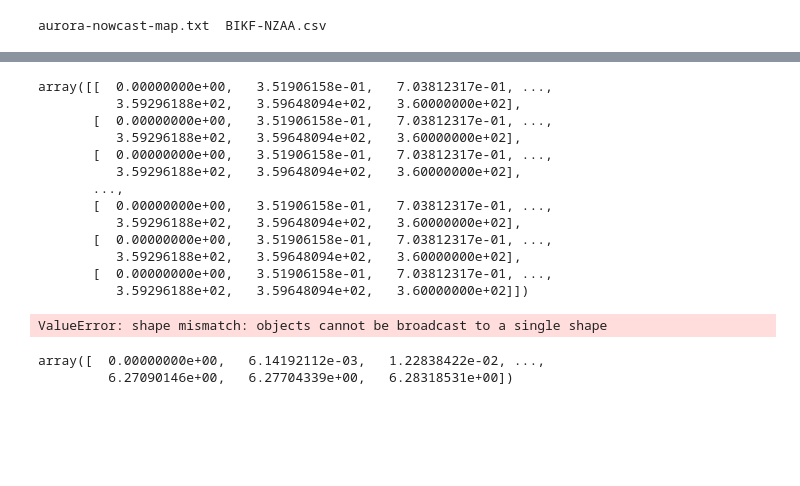
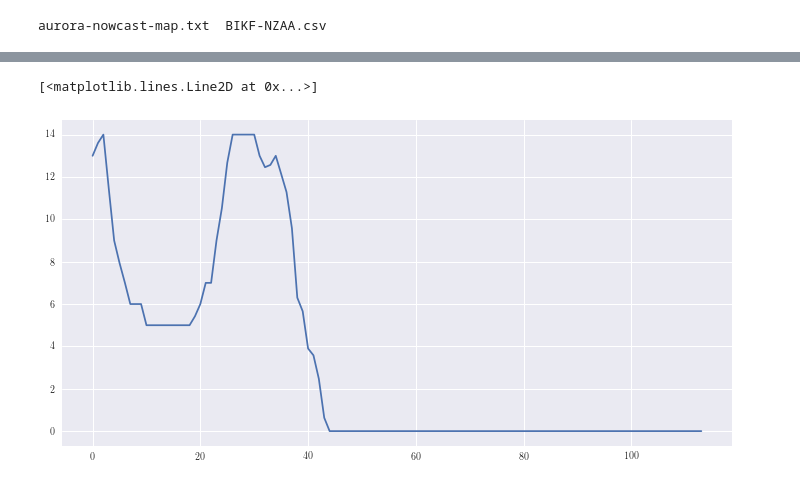
Before and after one commit to ax3l91/space-apps-2017-mayday-athens, a Jupyter notebook: AuroraNotebook.ipynb, the cells around one changed output, grey strips where cells are left out. Drawn from its saved outputs; the diff is of its cells as text; code cells hidden in the pictures; blank space fills up the shorter version.

```diff
--- a/AuroraNotebook.ipynb
+++ b/AuroraNotebook.ipynb
@@ -74,26 +41,11 @@ X,Y=np.meshgrid(lons,lats)
-# %%
-X
-# %% [output]
-array([[  0.00000000e+00,   3.51906158e-01,   7.03812317e-01, ...,
-          3.59296188e+02,   3.59648094e+02,   3.60000000e+02],
-       [  0.00000000e+00,   3.51906158e-01,   7.03812317e-01, ...,
-          3.59296188e+02,   3.59648094e+02,   3.60000000e+02],
-       [  0.00000000e+00,   3.51906158e-01,   7.03812317e-01, ...,
-          3.59296188e+02,   3.59648094e+02,   3.60000000e+02],
-       ...,
-       [  0.00000000e+00,   3.51906158e-01,   7.03812317e-01, ...,
-          3.59296188e+02,   3.59648094e+02,   3.60000000e+02],
-       [  0.00000000e+00,   3.51906158e-01,   7.03812317e-01, ...,
-          3.59296188e+02,   3.59648094e+02,   3.60000000e+02],
-       [  0.00000000e+00,   3.51906158e-01,   7.03812317e-01, ...,
-          3.59296188e+02,   3.59648094e+02,   3.60000000e+02]])
 # %%
-from scipy.interpolate import griddata,interp2d,RectBivariateSpline,RegularGridInterpolator
-f = griddata((lons,lats), aurora,(X,Y))
+from scipy.interpolate import griddata,interp2d,RectBivariateSpline,RegularGridInterpolator,bisplrep,Rbf
+f = interp2d(lons,lats, aurora[::-1])
-# %% [output]
-ValueError: shape mismatch: objects cannot be broadcast to a single shape
-# %%
-lons[0]
-# %% [output]
-array([  0.00000000e+00,   6.14192112e-03,   1.22838422e-02, ...,
-         6.27090146e+00,   6.27704339e+00,   6.28318531e+00])
+# %%
+prob= [f(lon[i],lat[i]) for i in range(lon.shape[0])]
+# %%
+fig,ax=plt.subplots(figsize=(12,6))
+ax.plot(prob)
+# %% [output]
+[<matplotlib.lines.Line2D at 0x...>]
+[figure, added]
```
Also changed, not shown: parts of 3 cells of this notebook.
